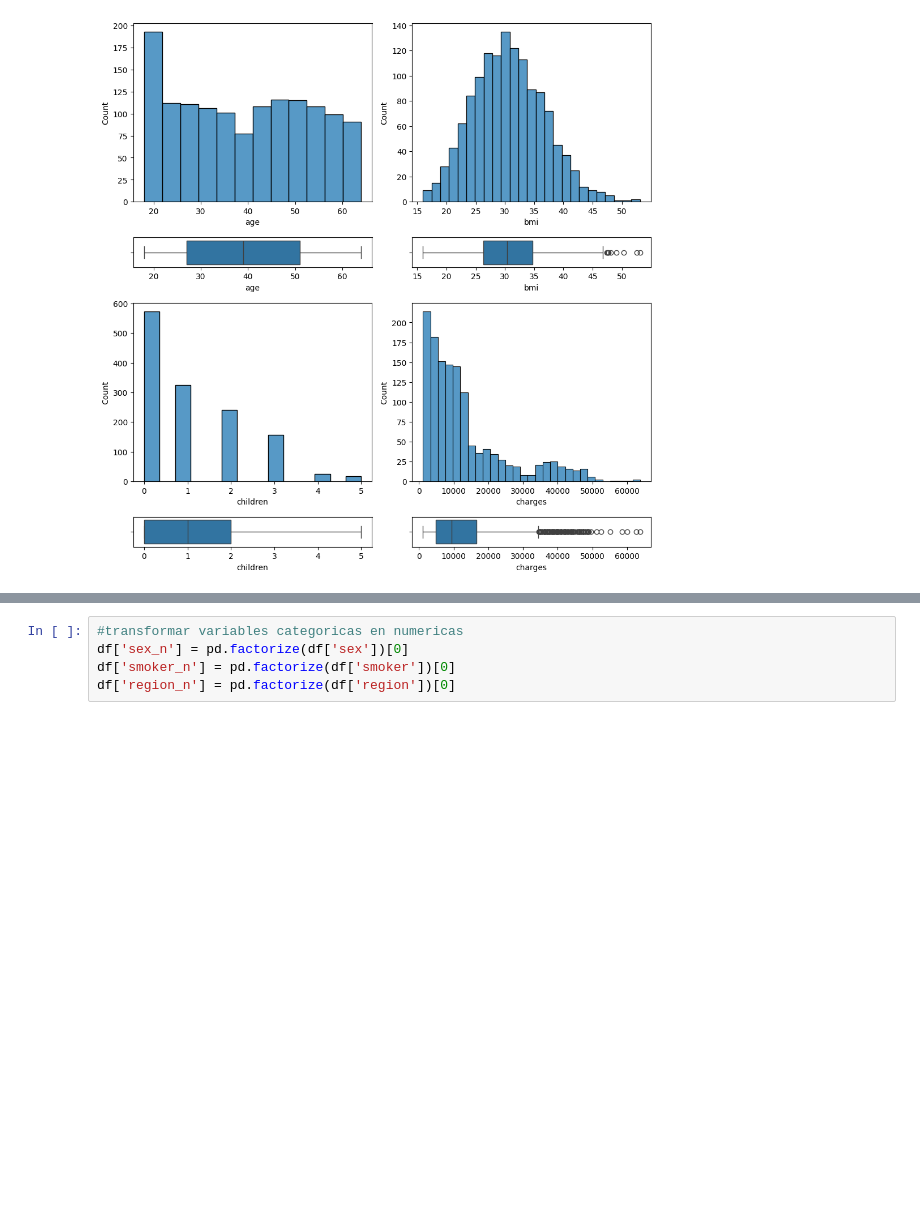
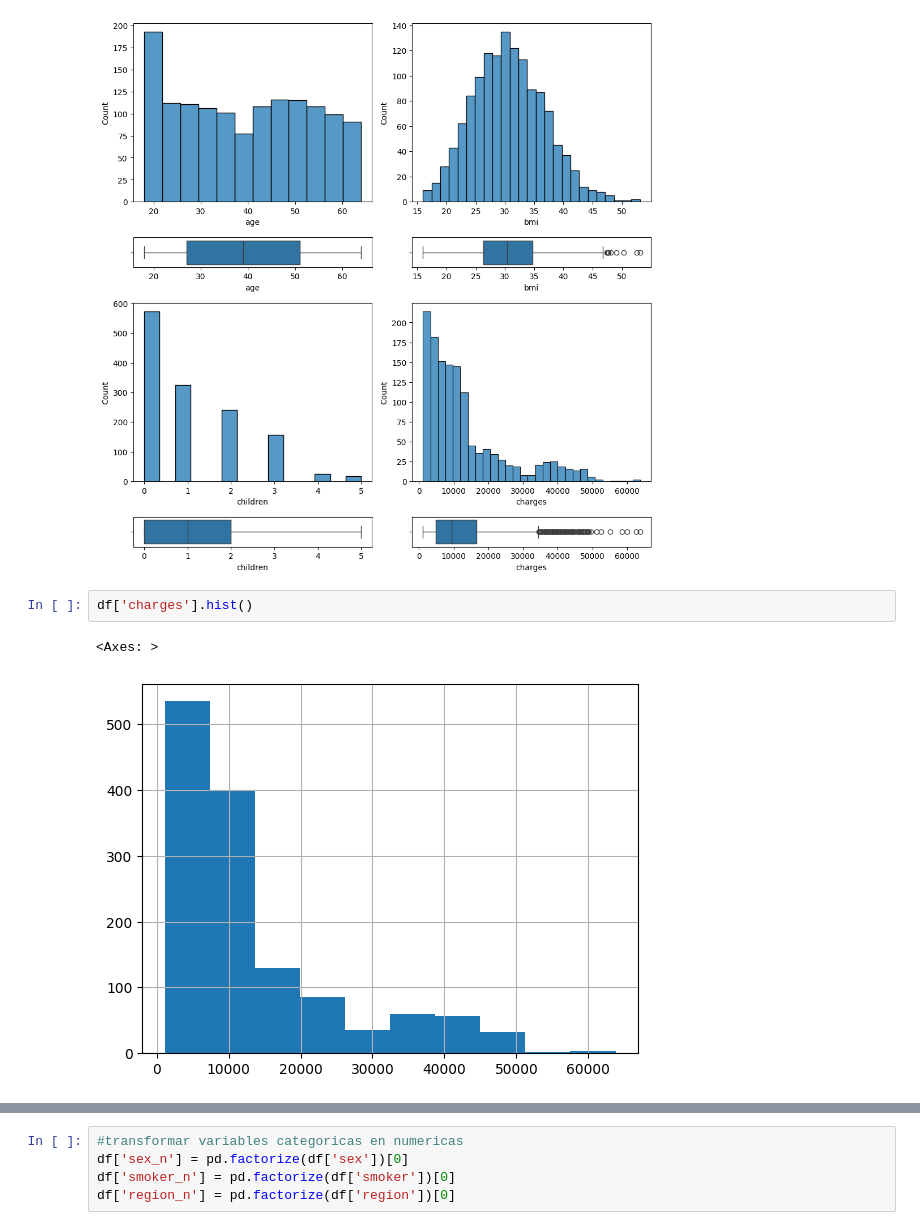
Before and after one commit to Estefaniagz/regresion_lineal, a Jupyter notebook: src/explore.ipynb, the cells around one changed output, grey strips where cells are left out. Saved outputs shown, nothing was run; the diff lists cells and outputs as text; blank space fills up the shorter version.

```diff
--- a/src/explore.ipynb
+++ b/src/explore.ipynb
@@ -132,3 +132,8 @@ plt.show
 # %% [output]
 <function matplotlib.pyplot.show(close=None, block=None)>
 [figure]
+# %%
+df['charges'].hist()
+# %% [output]
+<Axes: >
+[figure, added]
```
Also changed, not shown: parts of 11 cells of this notebook.
